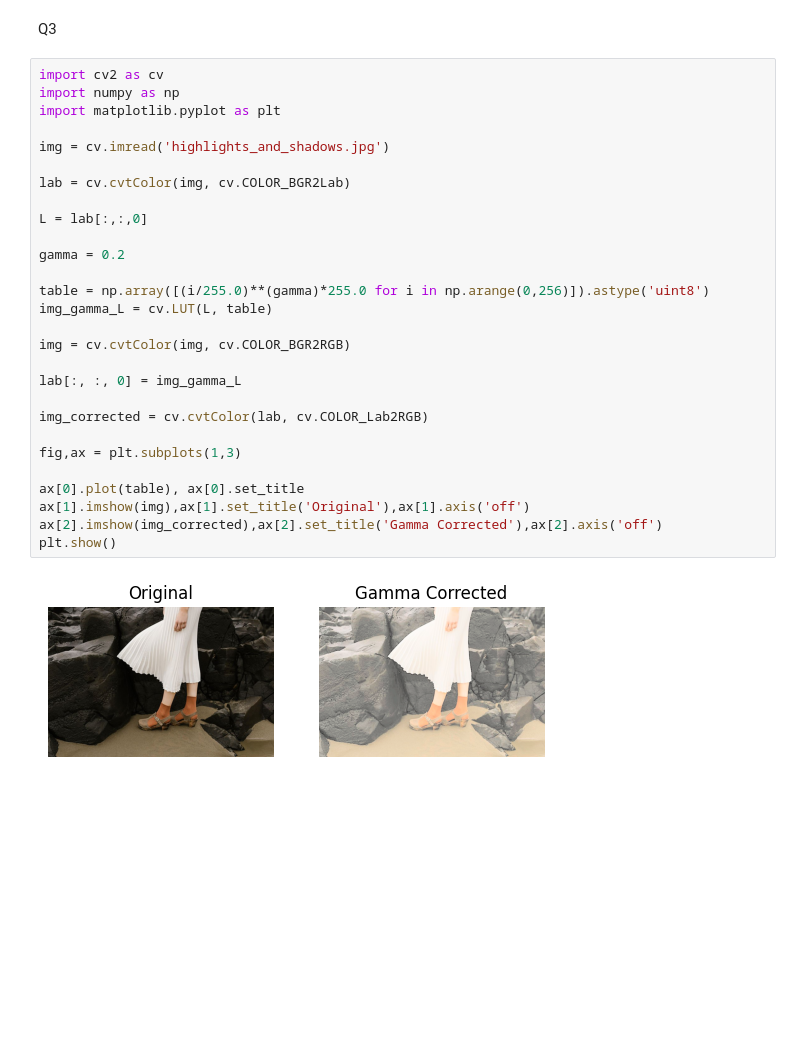
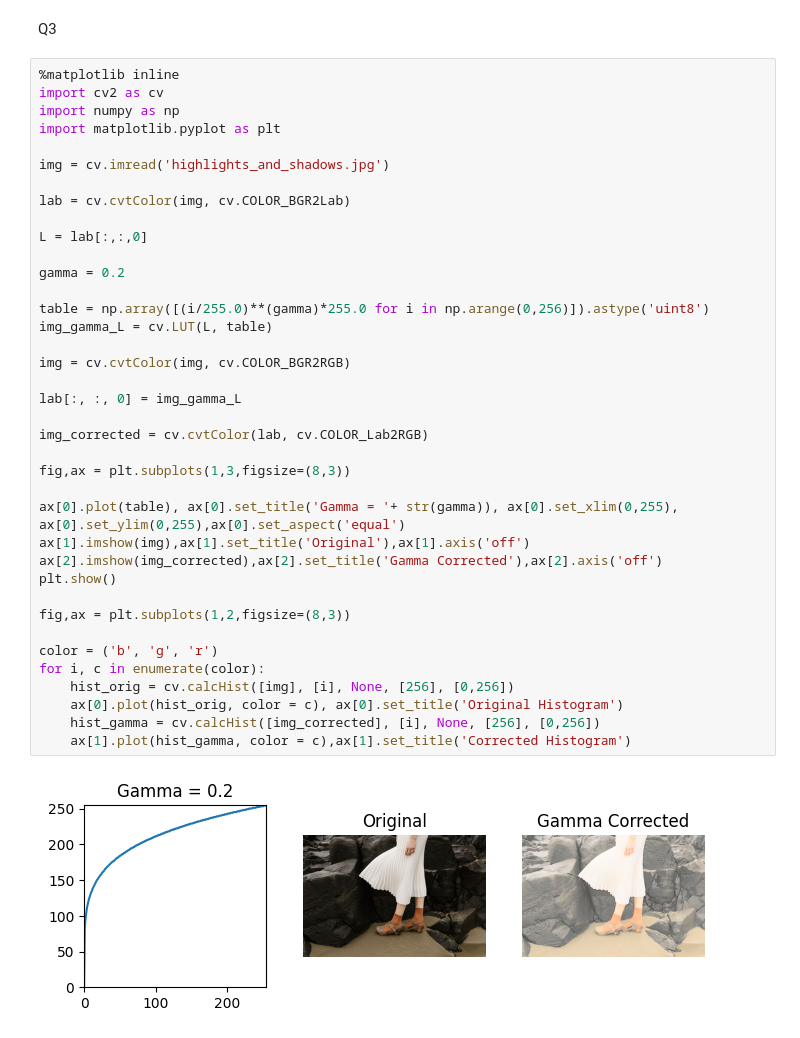
Before and after one commit to tharusha-pathirana/S5_EN3160, a Jupyter notebook: Assignment1.ipynb, the cells around one changed output. Drawn from its saved outputs; the diff is of its cells as text; blank space fills up the shorter version.

```diff
--- a/Assignment1.ipynb
+++ b/Assignment1.ipynb
@@ -91,32 +168,42 @@ plt.show()
 # %% [markdown]
 Q3
 # %%
+%matplotlib inline
 import cv2 as cv
 import numpy as np
 import matplotlib.pyplot as plt
 
 img = cv.imread('highlights_and_shadows.jpg')
 
 lab = cv.cvtColor(img, cv.COLOR_BGR2Lab)
 
 L = lab[:,:,0]
 
 gamma = 0.2
 
 table = np.array([(i/255.0)**(gamma)*255.0 for i in np.arange(0,256)]).astype('uint8')
 img_gamma_L = cv.LUT(L, table)
 
 img = cv.cvtColor(img, cv.COLOR_BGR2RGB)
 
 lab[:, :, 0] = img_gamma_L
 
 img_corrected = cv.cvtColor(lab, cv.COLOR_Lab2RGB)
 
-fig,ax = plt.subplots(1,3)
+fig,ax = plt.subplots(1,3,figsize=(8,3))
 
-ax[0].plot(table), ax[0].set_title
+ax[0].plot(table), ax[0].set_title('Gamma = '+ str(gamma)), ax[0].set_xlim(0,255), ax[0].set_ylim(0,255),ax[0].set_aspect('equal')
 ax[1].imshow(img),ax[1].set_title('Original'),ax[1].axis('off')
 ax[2].imshow(img_corrected),ax[2].set_title('Gamma Corrected'),ax[2].axis('off')
 plt.show()
+
+fig,ax = plt.subplots(1,2,figsize=(8,3))
+
+color = ('b', 'g', 'r')
+for i, c in enumerate(color):
+    hist_orig = cv.calcHist([img], [i], None, [256], [0,256])
+    ax[0].plot(hist_orig, color = c), ax[0].set_title('Original Histogram')
+    hist_gamma = cv.calcHist([img_corrected], [i], None, [256], [0,256])
+    ax[1].plot(hist_gamma, color = c),ax[1].set_title('Corrected Histogram')
 # %% [output]
-[figure, old version]
+[figure, new version]
```
Also changed, not shown: parts of 8 cells of this notebook.
